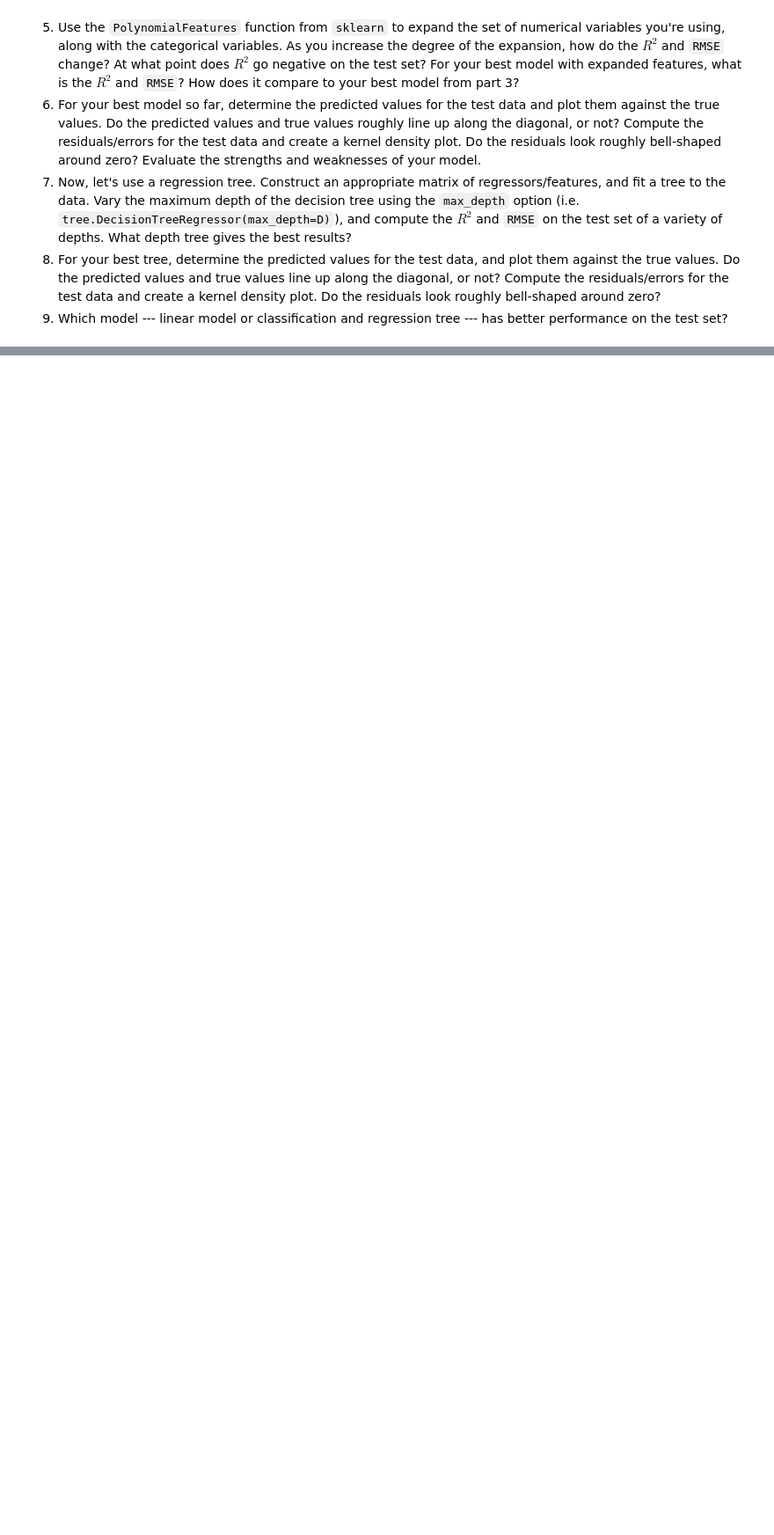
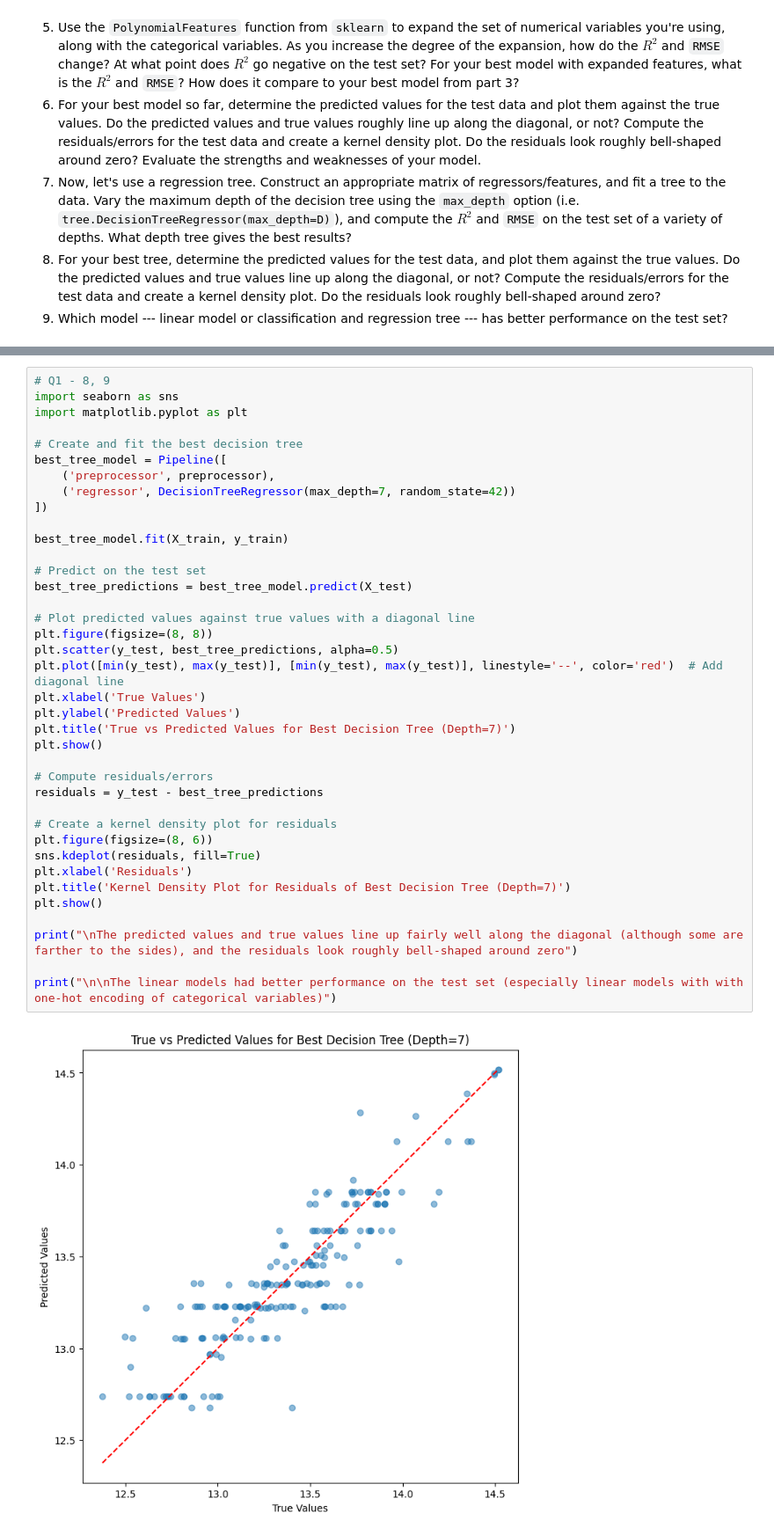
Before and after one commit to aub5uy/assignment4, a Jupyter notebook: assignment4.ipynb, the cells around one changed output, grey strips where cells are left out. Shown at 88% size. Saved outputs shown, nothing was run; the diff lists cells and outputs as text; blank space fills up the shorter version.

```diff
--- a/assignment4.ipynb
+++ b/assignment4.ipynb
@@ -180,0 +444,40 @@ WARNING:matplotlib.legend:No artists with labels found to put in legend.  Note t
+# %%
+# Q1 - 8, 9
+import seaborn as sns
+import matplotlib.pyplot as plt
+
+# Create and fit the best decision tree
+best_tree_model = Pipeline([
+    ('preprocessor', preprocessor),
+    ('regressor', DecisionTreeRegressor(max_depth=7, random_state=42))
+])
+
+best_tree_model.fit(X_train, y_train)
+
+# Predict on the test set
+best_tree_predictions = best_tree_model.predict(X_test)
+
+# Plot predicted values against true values with a diagonal line
+plt.figure(figsize=(8, 8))
+plt.scatter(y_test, best_tree_predictions, alpha=0.5)
+plt.plot([min(y_test), max(y_test)], [min(y_test), max(y_test)], linestyle='--', color='red')  # Add diagonal line
+plt.xlabel('True Values')
+plt.ylabel('Predicted Values')
+plt.title('True vs Predicted Values for Best Decision Tree (Depth=7)')
+plt.show()
+
+# Compute residuals/errors
+residuals = y_test - best_tree_predictions
+
+# Create a kernel density plot for residuals
+plt.figure(figsize=(8, 6))
+sns.kdeplot(residuals, fill=True)
+plt.xlabel('Residuals')
+plt.title('Kernel Density Plot for Residuals of Best Decision Tree (Depth=7)')
+plt.show()
+
+print("\nThe predicted values and true values line up fairly well along the diagonal (although some are farther to the sides), and the residuals look roughly bell-shaped around zero")
+
+print("\n\nThe linear models had better performance on the test set (especially linear models with with one-hot encoding of categorical variables)")
+# %% [output]
+[figure, added]
```
Also changed, not shown: parts of 9 cells of this notebook.
